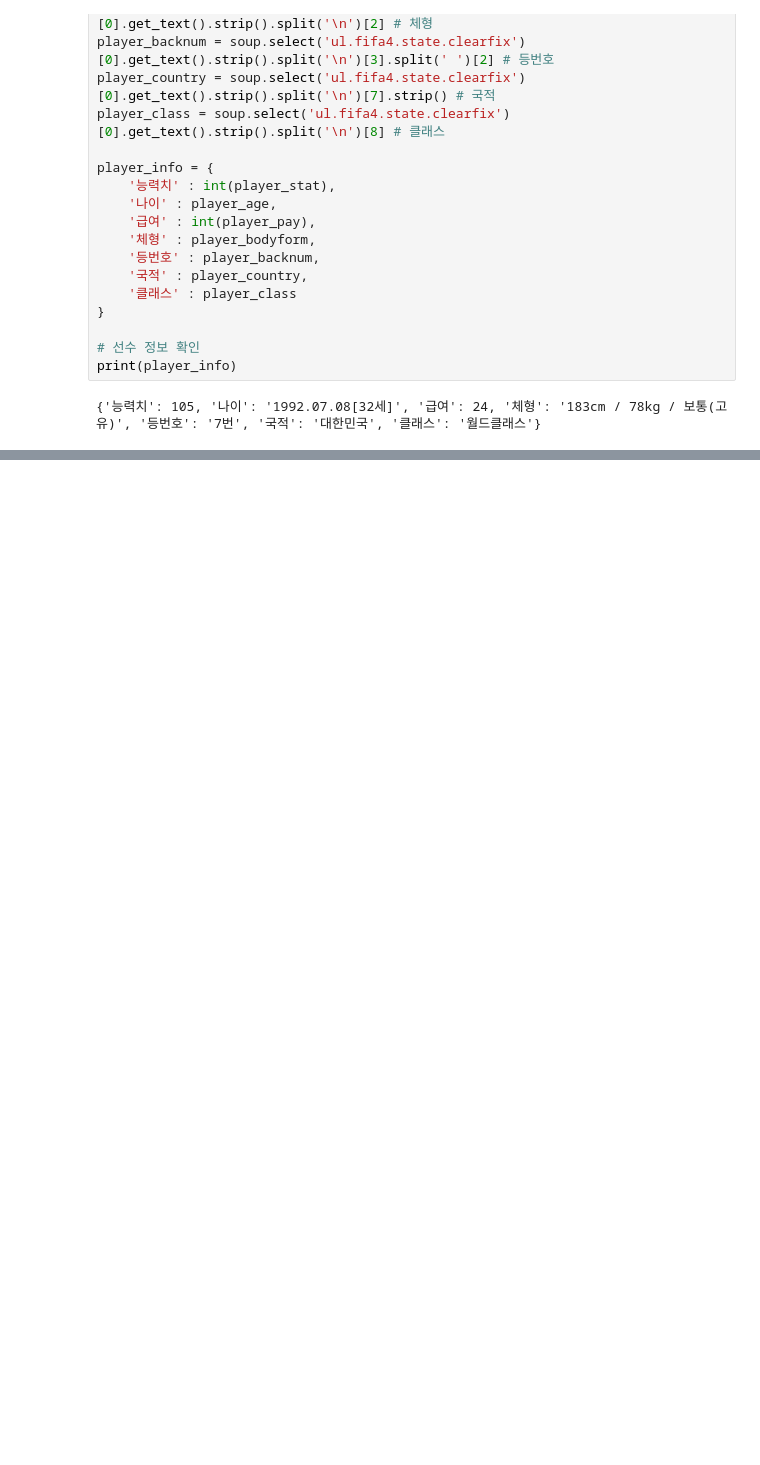
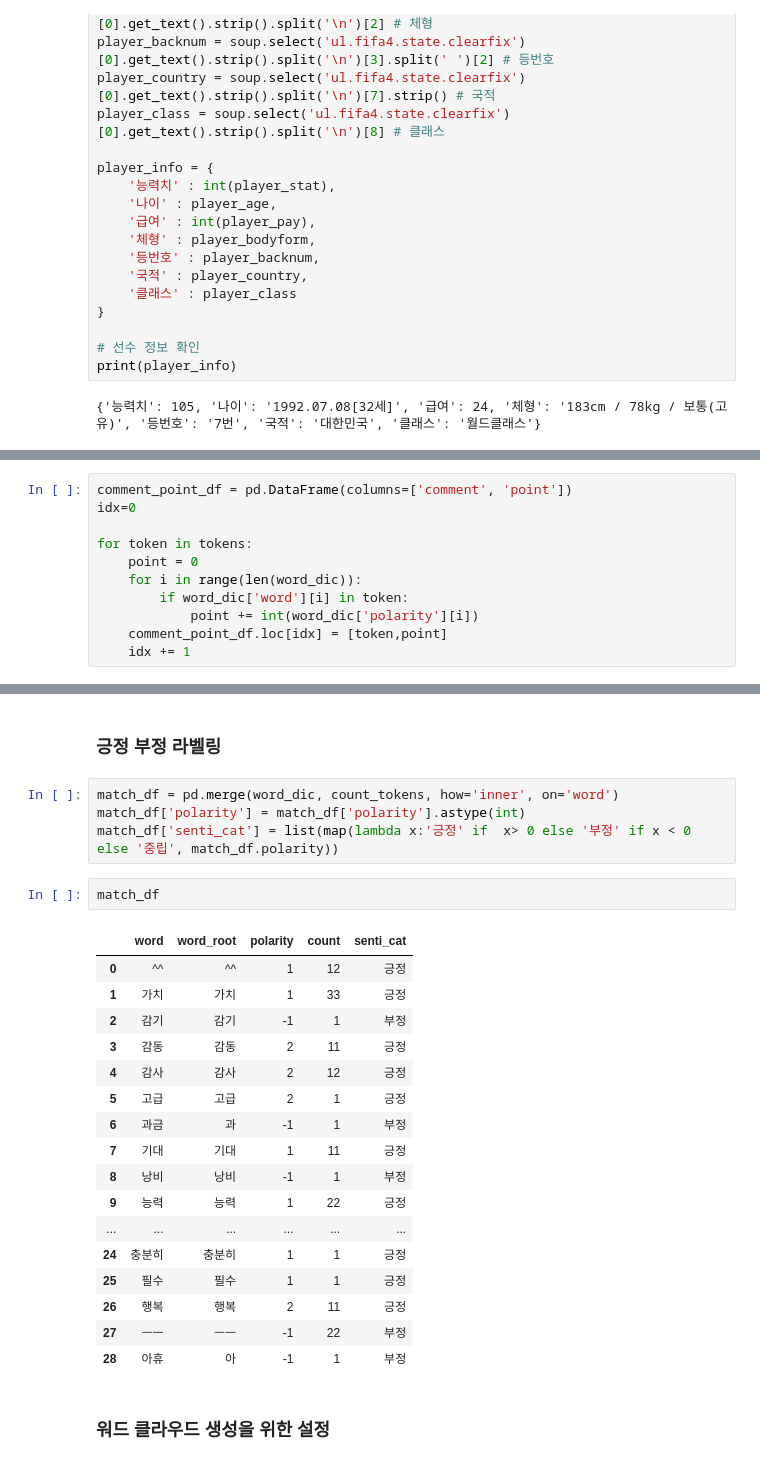
Before and after one commit to harrym8n/Proj_FConline, a Jupyter notebook: scrapping.ipynb, the cells around one changed output, grey strips where cells are left out. Saved outputs shown, nothing was run; the diff lists cells and outputs as text; blank space fills up the shorter version.

```diff
--- a/scrapping.ipynb
+++ b/scrapping.ipynb
@@ -266,0 +312,11 @@ print(out2)
+# %%
+comment_point_df = pd.DataFrame(columns=['comment', 'point'])
+idx=0
+
+for token in tokens:
+    point = 0
+    for i in range(len(word_dic)):
+        if word_dic['word'][i] in token:
+            point += int(word_dic['polarity'][i])
+    comment_point_df.loc[idx] = [token,point]
+    idx += 1
@@ -266,0 +355,28 @@ print(out2)
+# %% [markdown]
+### 긍정 부정 라벨링
+# %%
+match_df = pd.merge(word_dic, count_tokens, how='inner', on='word')
+match_df['polarity'] = match_df['polarity'].astype(int)
+match_df['senti_cat'] = list(map(lambda x:'긍정' if  x> 0 else '부정' if x < 0 else '중립', match_df.polarity))
+# %%
+match_df
+# %% [output]
+|  | word | word_root | polarity | count | senti_cat |
+| 0 | ^^ | ^^ | 1 | 12 | 긍정 |
+| 1 | 가치 | 가치 | 1 | 33 | 긍정 |
+| 2 | 감기 | 감기 | -1 | 1 | 부정 |
+| 3 | 감동 | 감동 | 2 | 11 | 긍정 |
+| 4 | 감사 | 감사 | 2 | 12 | 긍정 |
+| 5 | 고급 | 고급 | 2 | 1 | 긍정 |
+| 6 | 과금 | 과 | -1 | 1 | 부정 |
+| 7 | 기대 | 기대 | 1 | 11 | 긍정 |
+| 8 | 낭비 | 낭비 | -1 | 1 | 부정 |
+| 9 | 능력 | 능력 | 1 | 22 | 긍정 |
+| ... | ... | ... | ... | ... | ... |
+| 24 | 충분히 | 충분히 | 1 | 1 | 긍정 |
+| 25 | 필수 | 필수 | 1 | 1 | 긍정 |
+| 26 | 행복 | 행복 | 2 | 11 | 긍정 |
+| 27 | ㅡㅡ | ㅡㅡ | -1 | 22 | 부정 |
+| 28 | 아휴 | 아 | -1 | 1 | 부정 |
+# %% [markdown]
+### 워드 클라우드 생성을 위한 설정
```
Also changed, not shown: parts of 16 cells of this notebook, 1 other file.
